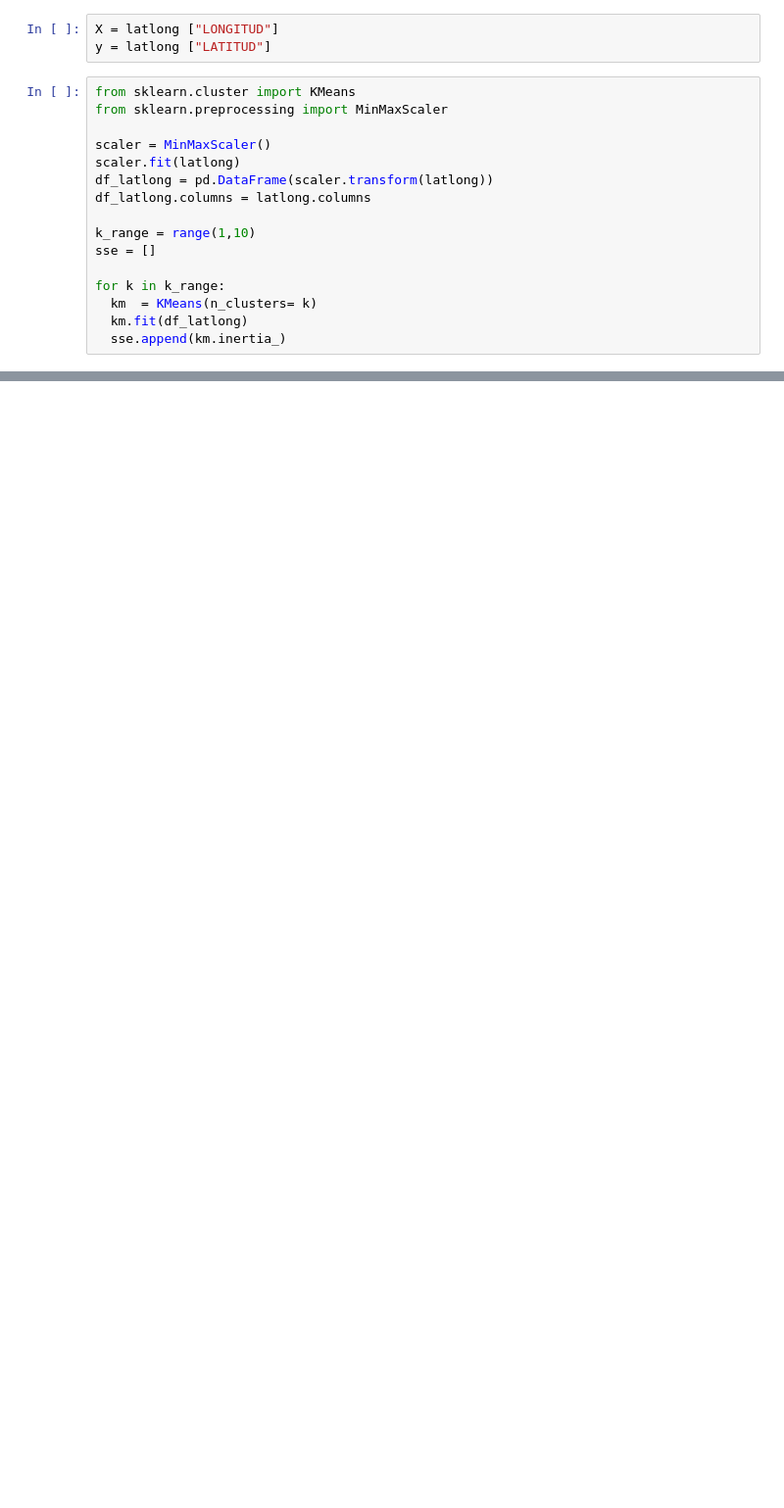
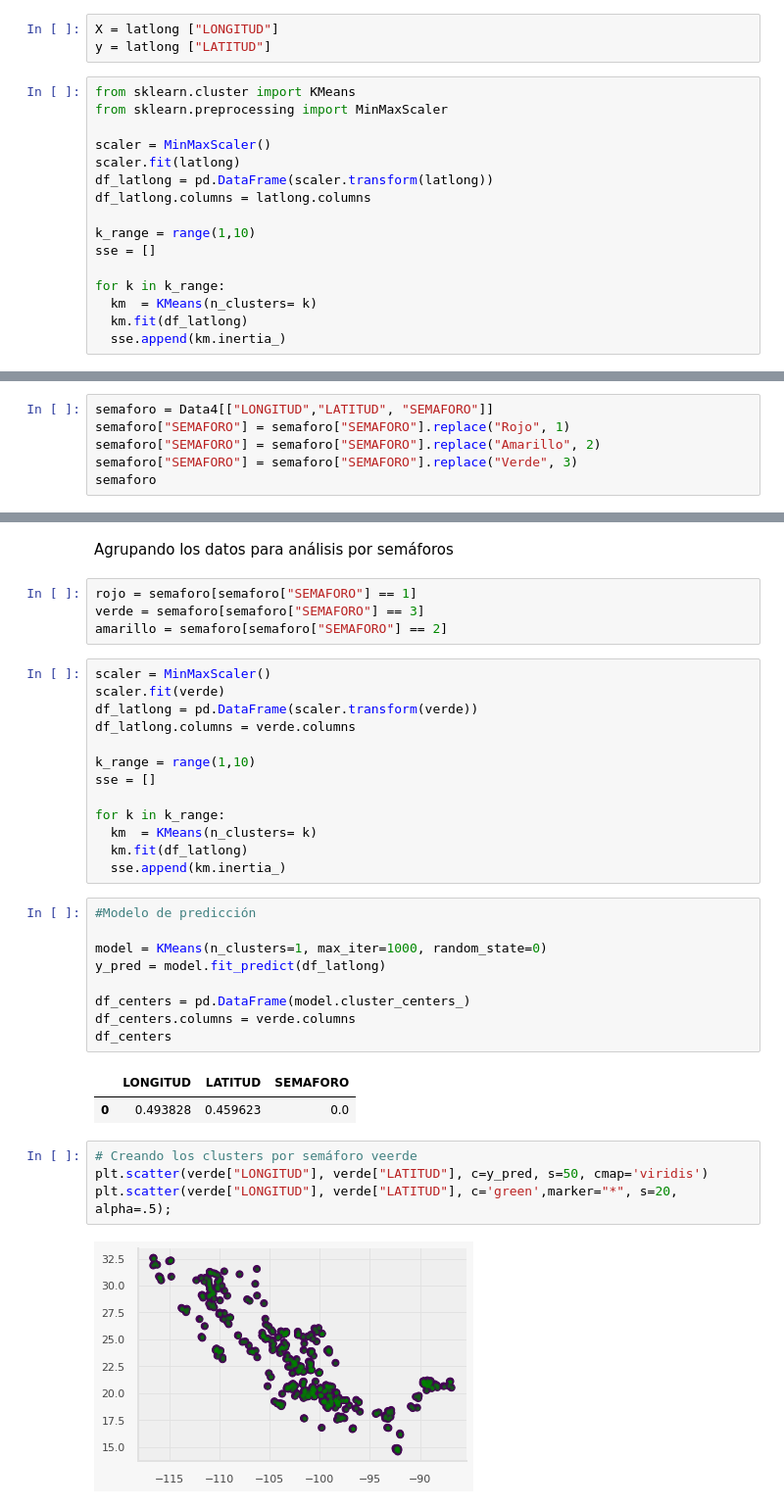
Before and after one commit to PosgradoMNA/actividades-del-projecto-cad_equipo_18, a Jupyter notebook: Equipo_18_Entrega_1_Aguas_Subterraneas.ipynb, the cells around one changed output, grey strips where cells are left out. Shown at 98% size. Saved outputs shown, nothing was run; the diff lists cells and outputs as text; blank space fills up the shorter version.

```diff
--- a/Equipo_18_Entrega_1_Aguas_Subterraneas.ipynb
+++ b/Equipo_18_Entrega_1_Aguas_Subterraneas.ipynb
@@ -816,0 +885,6 @@ print("Cluster 5: "+ str(df5.shape))
+# %%
+semaforo = Data4[["LONGITUD","LATITUD", "SEMAFORO"]]
+semaforo["SEMAFORO"] = semaforo["SEMAFORO"].replace("Rojo", 1)
+semaforo["SEMAFORO"] = semaforo["SEMAFORO"].replace("Amarillo", 2)
+semaforo["SEMAFORO"] = semaforo["SEMAFORO"].replace("Verde", 3)
+semaforo
@@ -816,0 +905,37 @@ print("Cluster 5: "+ str(df5.shape))
+# %% [markdown]
+Agrupando los datos para análisis por semáforos
+# %%
+rojo = semaforo[semaforo["SEMAFORO"] == 1]
+verde = semaforo[semaforo["SEMAFORO"] == 3]
+amarillo = semaforo[semaforo["SEMAFORO"] == 2]
+# %%
+scaler = MinMaxScaler()
+scaler.fit(verde)
+df_latlong = pd.DataFrame(scaler.transform(verde))
+df_latlong.columns = verde.columns
+
+k_range = range(1,10)
+sse = []
+
+for k in k_range:
+  km  = KMeans(n_clusters= k)
+  km.fit(df_latlong)
+  sse.append(km.inertia_)
+# %%
+#Modelo de predicción
+
+model = KMeans(n_clusters=1, max_iter=1000, random_state=0)
+y_pred = model.fit_predict(df_latlong)
+
+df_centers = pd.DataFrame(model.cluster_centers_)
+df_centers.columns = verde.columns
+df_centers
+# %% [output]
+|  | LONGITUD | LATITUD | SEMAFORO |
+| 0 | 0.493828 | 0.459623 | 0.0 |
+# %%
+# Creando los clusters por semáforo veerde
+plt.scatter(verde["LONGITUD"], verde["LATITUD"], c=y_pred, s=50, cmap='viridis')
+plt.scatter(verde["LONGITUD"], verde["LATITUD"], c='green',marker="*", s=20, alpha=.5);
+# %% [output]
+[figure, added]
```
Also changed, not shown: parts of 20 cells of this notebook.
